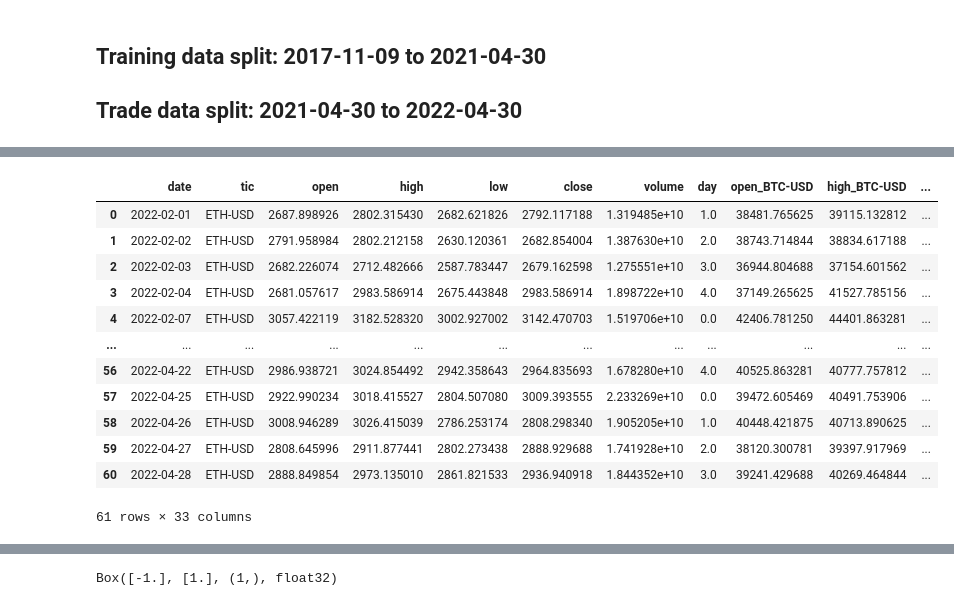
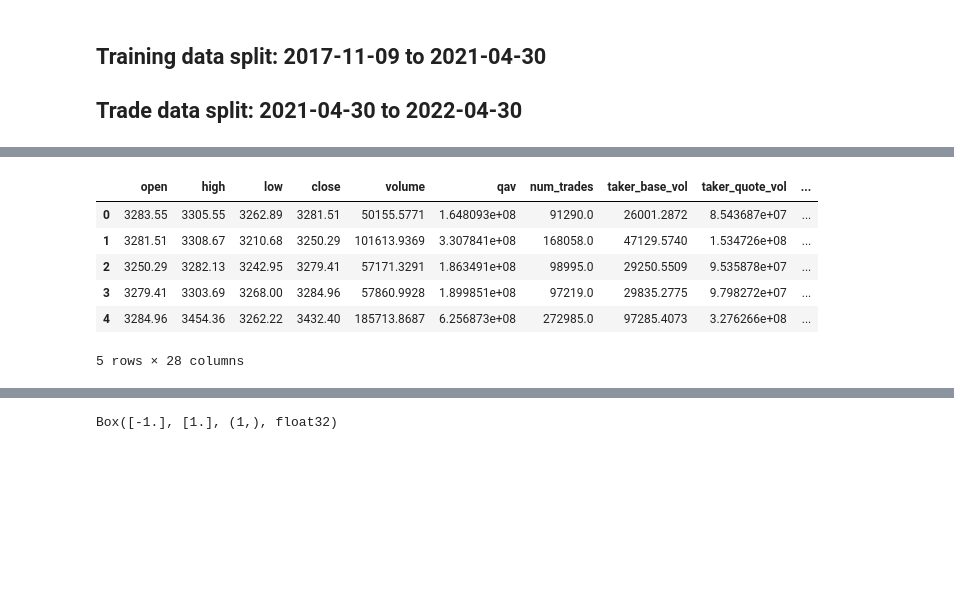
Before and after one commit to TanguyBellec/FinRL_ETH, a Jupyter notebook: FinRL_Crypto.ipynb, the cells around one changed output, grey strips where cells are left out. Cells and saved outputs as stored; diff of their text form; code cells hidden in the pictures; blank space fills up the shorter version.

```diff
--- a/FinRL_Crypto.ipynb
+++ b/FinRL_Crypto.ipynb
@@ -325,0 +288,6 @@ df
+# %%
+df['date'] = df['date_close_time']
+df = df.drop(columns = ['date_close_time'])
+
+for col in df.drop(columns = ['date', 'tic']):
+    df = df.astype({col : float})
@@ -327,11 +311,11 @@ df
 fe = FeatureEngineer(
                     use_technical_indicator=True,
                     tech_indicator_list = config.INDICATORS,
-                    #use_vix=True,
-                    #use_turbulence=True,
+                    use_vix=False,
+                    use_turbulence=False,
                     user_defined_feature = False)
 
 #processed = fe.preprocess_data(df)
-processed = fe.preprocess_data(df_indicators)
+processed = fe.preprocess_data(df)
 # %% [output]
 Successfully added technical indicators
@@ -356,9 +357,9 @@ list_ticker = processed["tic"].unique().tolist()
 list_date = list(pd.date_range(processed['date'].min(),processed['date'].max()).astype(str))
 combination = list(itertools.product(list_date,list_ticker))
 
-processed_full = pd.DataFrame(combination,columns=["date","tic"]).merge(processed,on=["date","tic"],how="left")
-processed_full = processed_full[processed_full['date'].isin(processed['date'])]
-processed_full = processed_full.sort_values(['date','tic'])
+#processed_full = pd.DataFrame(combination,columns=["date","tic"]).merge(processed,on=["date","tic"],how="left")
+#processed_full = processed_full[processed_full['date'].isin(processed['date'])]
+processed_full = processed.sort_values(['date','tic'])
 
 processed_full = processed_full.fillna(0)
 
@@ -901,8 +902,8 @@ class StockTradingEnv(gym.Env):
 ## Training data split: 2017-11-09 to 2021-04-30
 ## Trade data split: 2021-04-30 to 2022-04-30
 # %%
-train = data_split(processed_full, '2021-04-1','2022-01-31')
-trade = data_split(processed_full, '2022-02-01','2022-04-30')
+train = data_split(processed_full, '2021-04-01','2022-01-31')
+trade = data_split(processed_full, '2022-04-01','2022-04-30')
 print(len(train))
 print(len(trade))
 # %% [output]
@@ -921,16 +922,10 @@ train.tail()
 # %%
-trade
+trade.head()
 # %% [output]
-|  | date | tic | open | high | low | close | volume | day | open_BTC-USD | high_BTC-USD | ... |
-| 0 | 2022-02-01 | ETH-USD | 2687.898926 | 2802.315430 | 2682.621826 | 2792.117188 | 1.319485e+10 | 1.0 | 38481.765625 | 39115.132812 | ... |
-| 1 | 2022-02-02 | ETH-USD | 2791.958984 | 2802.212158 | 2630.120361 | 2682.854004 | 1.387630e+10 | 2.0 | 38743.714844 | 38834.617188 | ... |
-| 2 | 2022-02-03 | ETH-USD | 2682.226074 | 2712.482666 | 2587.783447 | 2679.162598 | 1.275551e+10 | 3.0 | 36944.804688 | 37154.601562 | ... |
-| 3 | 2022-02-04 | ETH-USD | 2681.057617 | 2983.586914 | 2675.443848 | 2983.586914 | 1.898722e+10 | 4.0 | 37149.265625 | 41527.785156 | ... |
-| 4 | 2022-02-07 | ETH-USD | 3057.422119 | 3182.528320 | 3002.927002 | 3142.470703 | 1.519706e+10 | 0.0 | 42406.781250 | 44401.863281 | ... |
-| ... | ... | ... | ... | ... | ... | ... | ... | ... | ... | ... | ... |
-| 56 | 2022-04-22 | ETH-USD | 2986.938721 | 3024.854492 | 2942.358643 | 2964.835693 | 1.678280e+10 | 4.0 | 40525.863281 | 40777.757812 | ... |
-| 57 | 2022-04-25 | ETH-USD | 2922.990234 | 3018.415527 | 2804.507080 | 3009.393555 | 2.233269e+10 | 0.0 | 39472.605469 | 40491.753906 | ... |
-| 58 | 2022-04-26 | ETH-USD | 3008.946289 | 3026.415039 | 2786.253174 | 2808.298340 | 1.905205e+10 | 1.0 | 40448.421875 | 40713.890625 | ... |
-| 59 | 2022-04-27 | ETH-USD | 2808.645996 | 2911.877441 | 2802.273438 | 2888.929688 | 1.741928e+10 | 2.0 | 38120.300781 | 39397.917969 | ... |
-| 60 | 2022-04-28 | ETH-USD | 2888.849854 | 2973.135010 | 2861.821533 | 2936.940918 | 1.844352e+10 | 3.0 | 39241.429688 | 40269.464844 | ... |
+|  | open | high | low | close | volume | qav | num_trades | taker_base_vol | taker_quote_vol | ... |
+| 0 | 3283.55 | 3305.55 | 3262.89 | 3281.51 | 50155.5771 | 1.648093e+08 | 91290.0 | 26001.2872 | 8.543687e+07 | ... |
+| 1 | 3281.51 | 3308.67 | 3210.68 | 3250.29 | 101613.9369 | 3.307841e+08 | 168058.0 | 47129.5740 | 1.534726e+08 | ... |
+| 2 | 3250.29 | 3282.13 | 3242.95 | 3279.41 | 57171.3291 | 1.863491e+08 | 98995.0 | 29250.5509 | 9.535878e+07 | ... |
+| 3 | 3279.41 | 3303.69 | 3268.00 | 3284.96 | 57860.9928 | 1.899851e+08 | 97219.0 | 29835.2775 | 9.798272e+07 | ... |
+| 4 | 3284.96 | 3454.36 | 3262.22 | 3432.40 | 185713.8687 | 6.256873e+08 | 272985.0 | 97285.4073 | 3.276266e+08 | ... |
-61 rows × 33 columns
+5 rows × 28 columns
```
Also changed, not shown: parts of 43 cells of this notebook, 2 other files.
